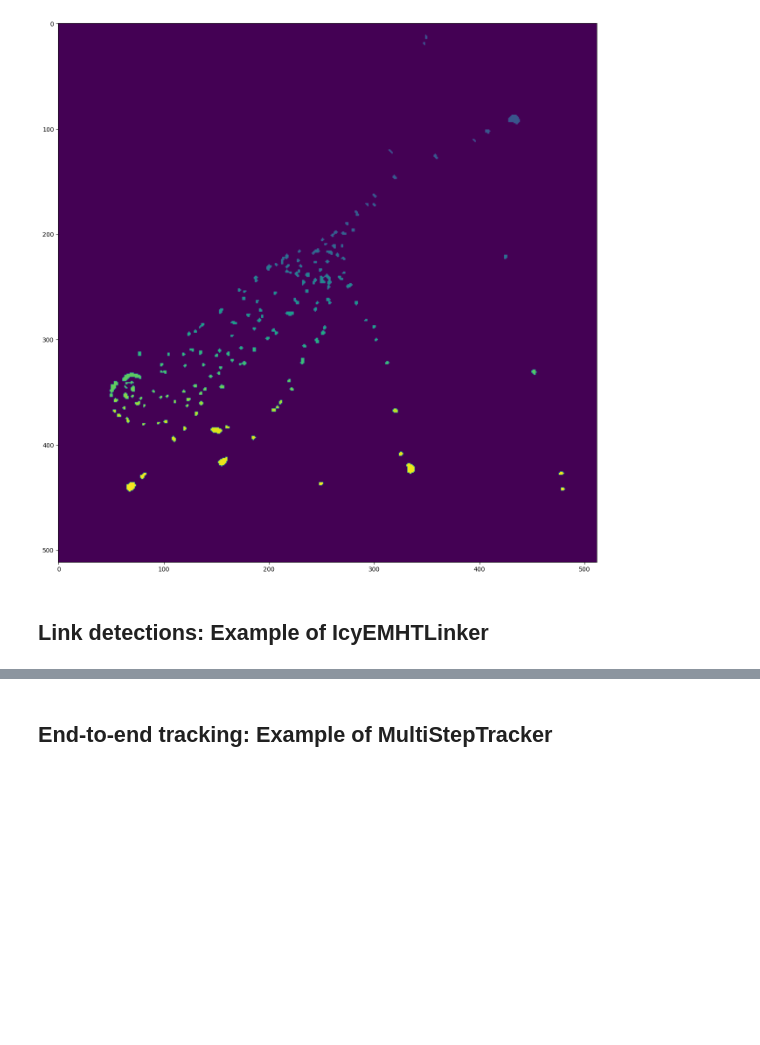
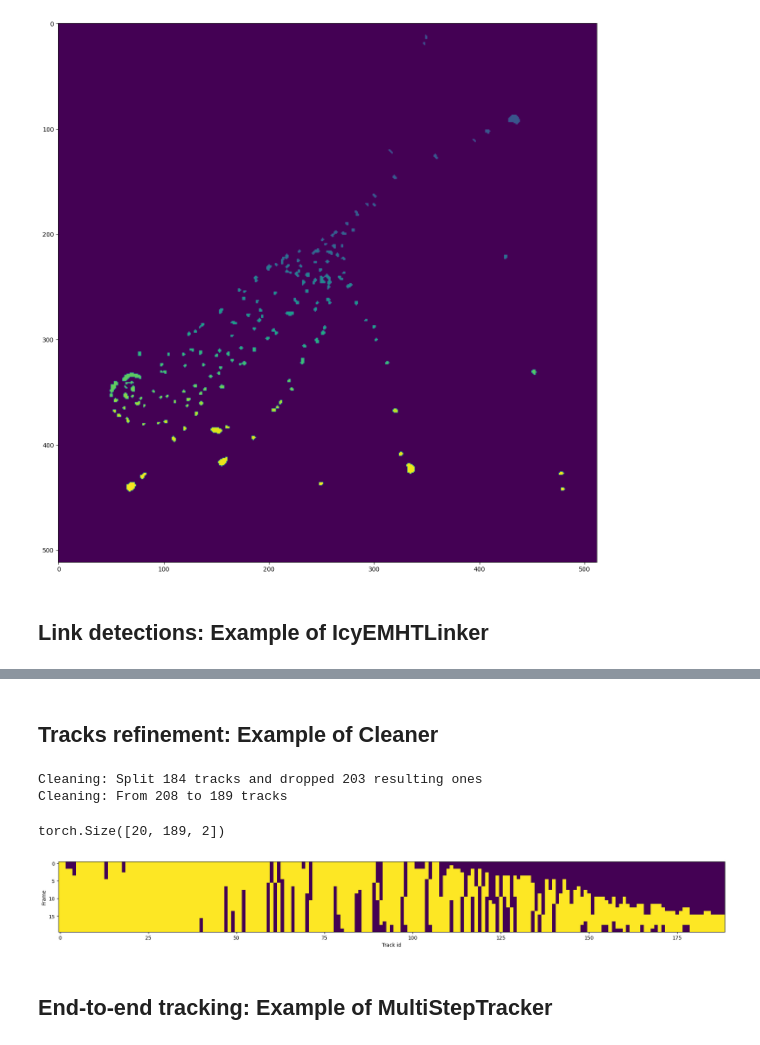
Before and after one commit to raphaelreme/byotrack, a Jupyter notebook: docs/source/run_examples/ByoTrack fundamental.ipynb, the cells around one changed output, grey strips where cells are left out. Drawn from its saved outputs; the diff is of its cells as text; code cells hidden in the pictures; blank space fills up the shorter version.

```diff
--- a/docs/source/run_examples/ByoTrack fundamental.ipynb
+++ b/docs/source/run_examples/ByoTrack fundamental.ipynb
@@ -272,3 +275,5 @@ while True:
 
 # Closes all the frames
 cv2.destroyAllWindows()
+# %% [markdown]
+## Tracks refinement: Example of Cleaner
@@ -275,3 +287,27 @@ cv2.destroyAllWindows()
+# %%
+# Run the refiner
+
+tracks = cleaner.run(video, tracks)
+# %% [output]
+Cleaning: Split 184 tracks and dropped 203 resulting ones
+Cleaning: From 208 to 189 tracks
+# %%
+# Visualize tracks existence in time
+
+# Transform into tensor
+tracks_tensor = Track.tensorize(tracks)
+print(tracks_tensor.shape)  # N_frame x N_track x D
+
+mask = ~ torch.isnan(tracks_tensor).any(dim=2)
+
+plt.figure(figsize=(24, 16), dpi=100)
+plt.xlabel("Track id")
+plt.ylabel("Frame")
+plt.imshow(mask)
+plt.show()
+# %% [output]
+torch.Size([20, 189, 2])
+[figure, added]
 # %% [markdown]
 ## End-to-end tracking: Example of MultiStepTracker
 # %%
```
Also changed, not shown: parts of 7 cells of this notebook, 5 other files.
